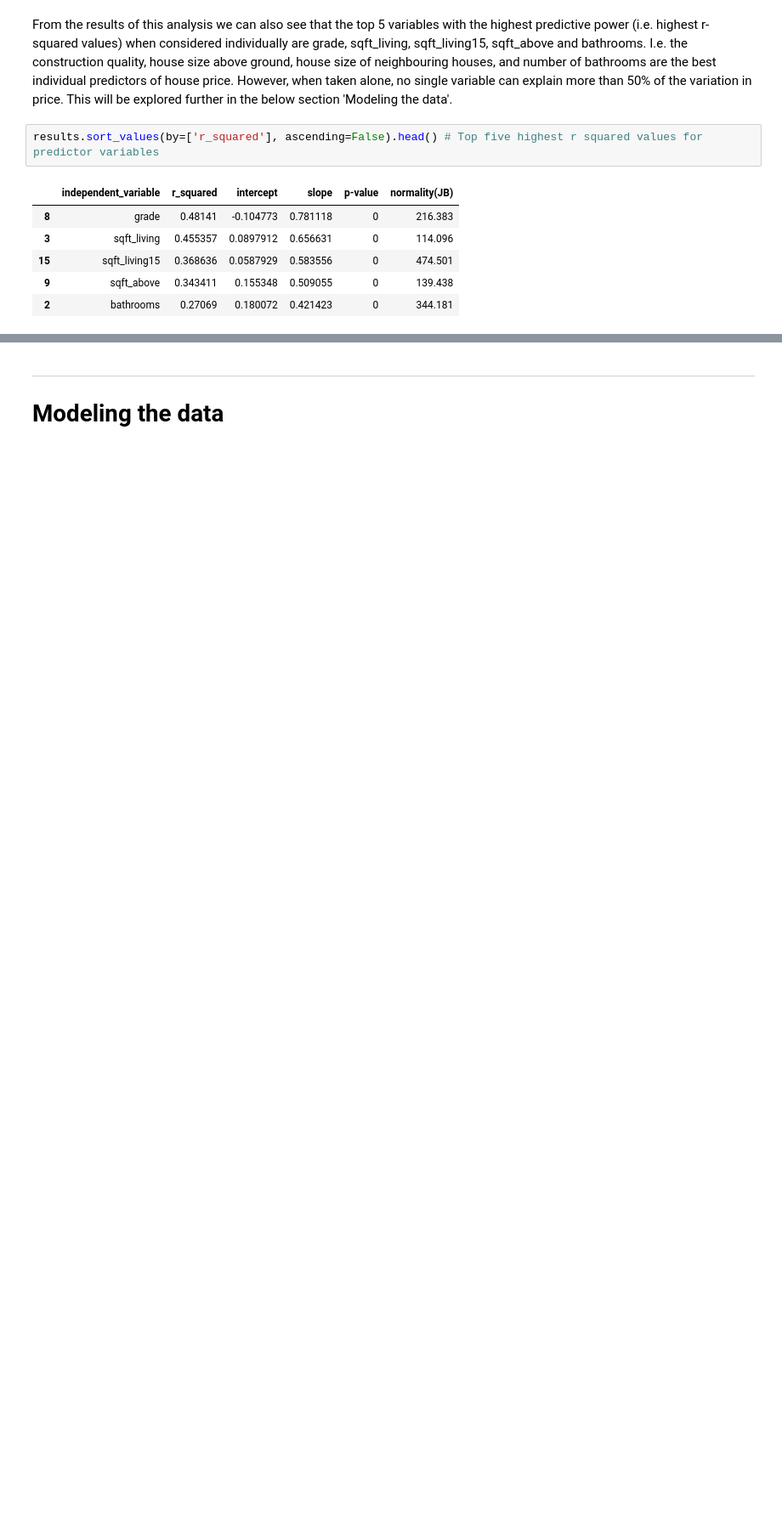
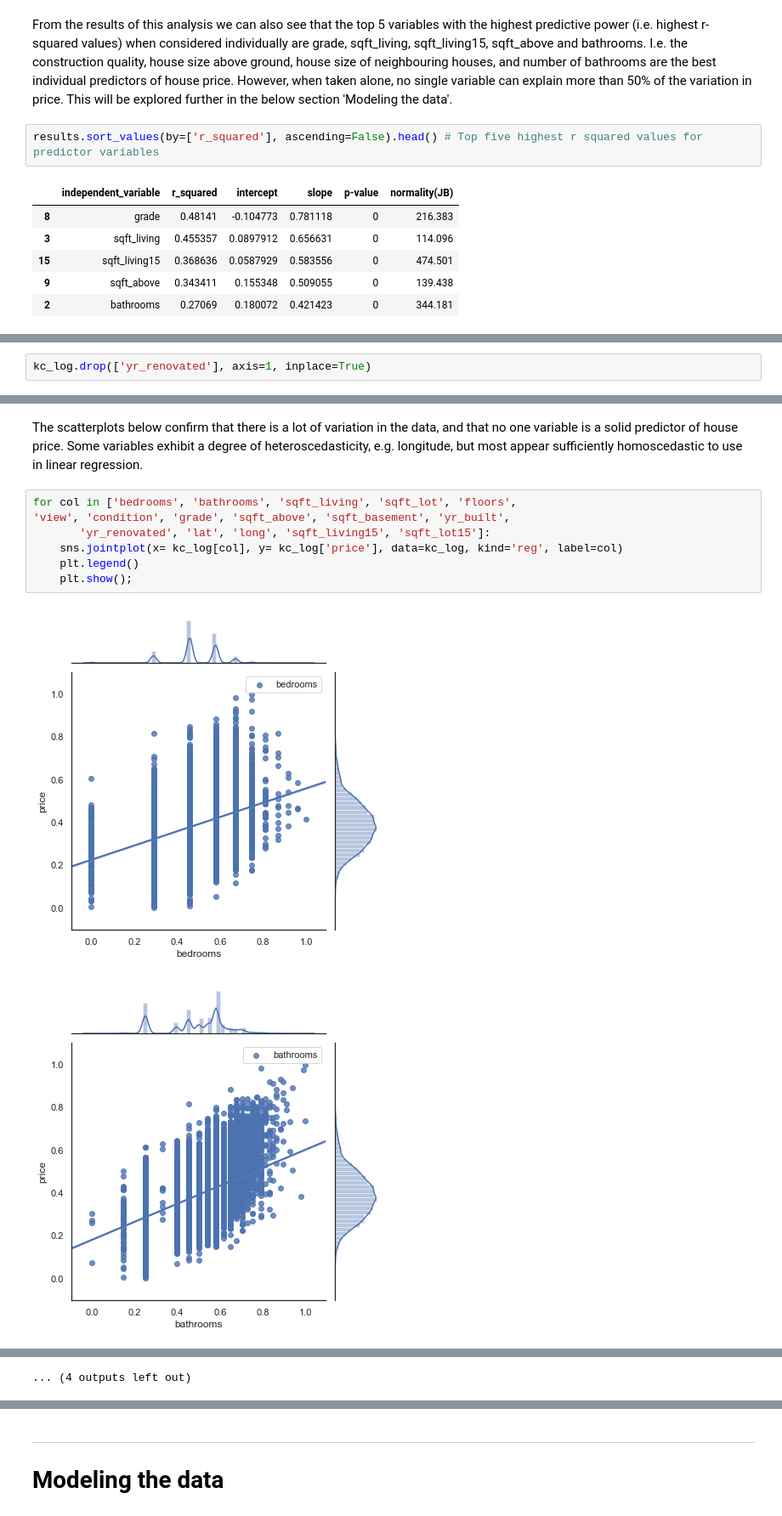
Before and after one commit to L-Lewis/dsc-1-final-project-online-ds-ft-011419, a Jupyter notebook: student.ipynb, the cells around one changed output, grey strips where cells are left out. Shown at 85% size. Cells and saved outputs as stored; diff of their text form; blank space fills up the shorter version.

```diff
--- a/student.ipynb
+++ b/student.ipynb
@@ -774 +787,3 @@ results.sort_values(by=['r_squared'], ascending=False).head() # Top five highest
+# %%
+kc_log.drop(['yr_renovated'], axis=1, inplace=True)
 # %% [markdown]
@@ -777,0 +793,12 @@ results.sort_values(by=['r_squared'], ascending=False).head() # Top five highest
+# %% [markdown]
+The scatterplots below confirm that there is a lot of variation in the data, and that no one variable is a solid predictor of house price. Some variables exhibit a degree of heteroscedasticity, e.g. longitude, but most appear sufficiently homoscedastic to use in linear regression.
+# %%
+for col in ['bedrooms', 'bathrooms', 'sqft_living', 'sqft_lot', 'floors',
+'view', 'condition', 'grade', 'sqft_above', 'sqft_basement', 'yr_built',
+       'yr_renovated', 'lat', 'long', 'sqft_living15', 'sqft_lot15']:
+    sns.jointplot(x= kc_log[col], y= kc_log['price'], data=kc_log, kind='reg', label=col)
+    plt.legend()
+    plt.show();
+# %% [output]
+[figure, added]
+[figure, added]
@@ -778 +815,2 @@ results.sort_values(by=['r_squared'], ascending=False).head() # Top five highest
+... (4 outputs left out)
 # %% [markdown]
```
Also changed, not shown: parts of 21 cells of this notebook.
